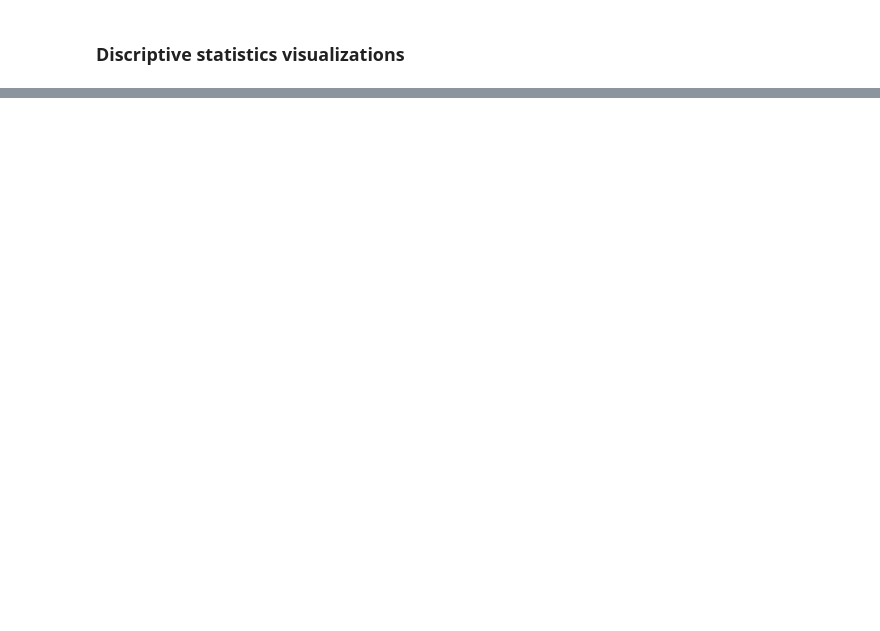
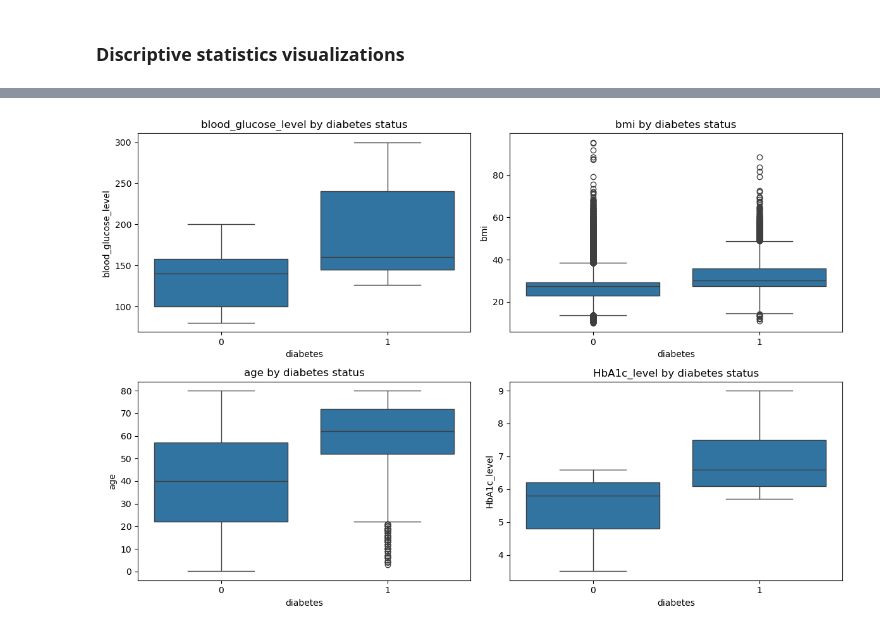
Before and after one commit to pwoosam/aai-500-diabetes-prediction, a Jupyter notebook: notebooks/datacleaning_and_eda.ipynb, the cells around one changed output, grey strips where cells are left out. Cells and saved outputs as stored; diff of their text form; code cells hidden in the pictures; blank space fills up the shorter version.

```diff
--- a/notebooks/datacleaning_and_eda.ipynb
+++ b/notebooks/datacleaning_and_eda.ipynb
@@ -233,0 +230,10 @@ plt.show()
+# %%
+plt.figure(figsize=(12, 8))
+for i, col in enumerate(df_quantitative_columns, 1):
+    plt.subplot(2, 2, i)
+    sns.boxplot(x=df_clean['diabetes'], y=df_clean[col])
+    plt.title(f"{col} by diabetes status")
+plt.tight_layout()
+plt.show()
+# %% [output]
+[figure, added]
```
Also changed, not shown: parts of 11 cells of this notebook.
